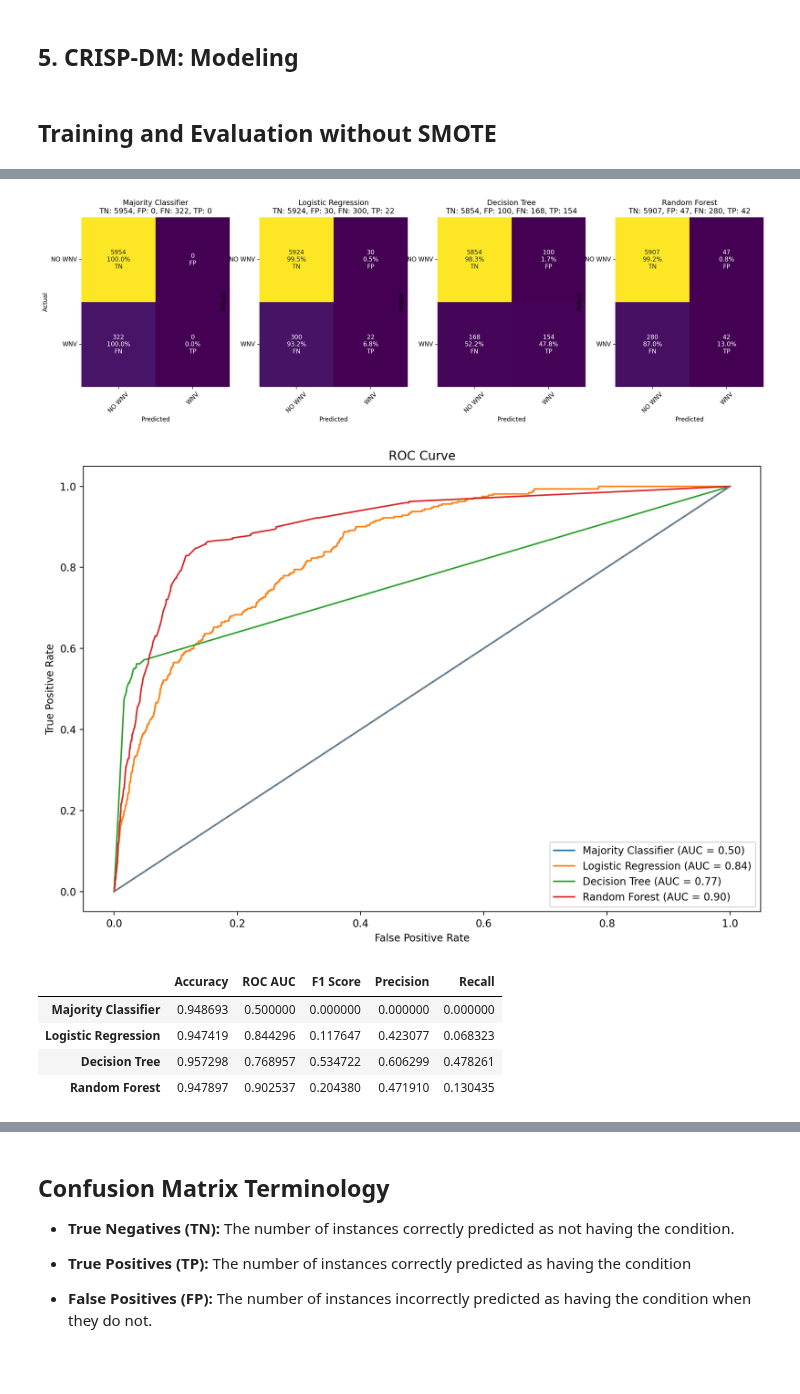
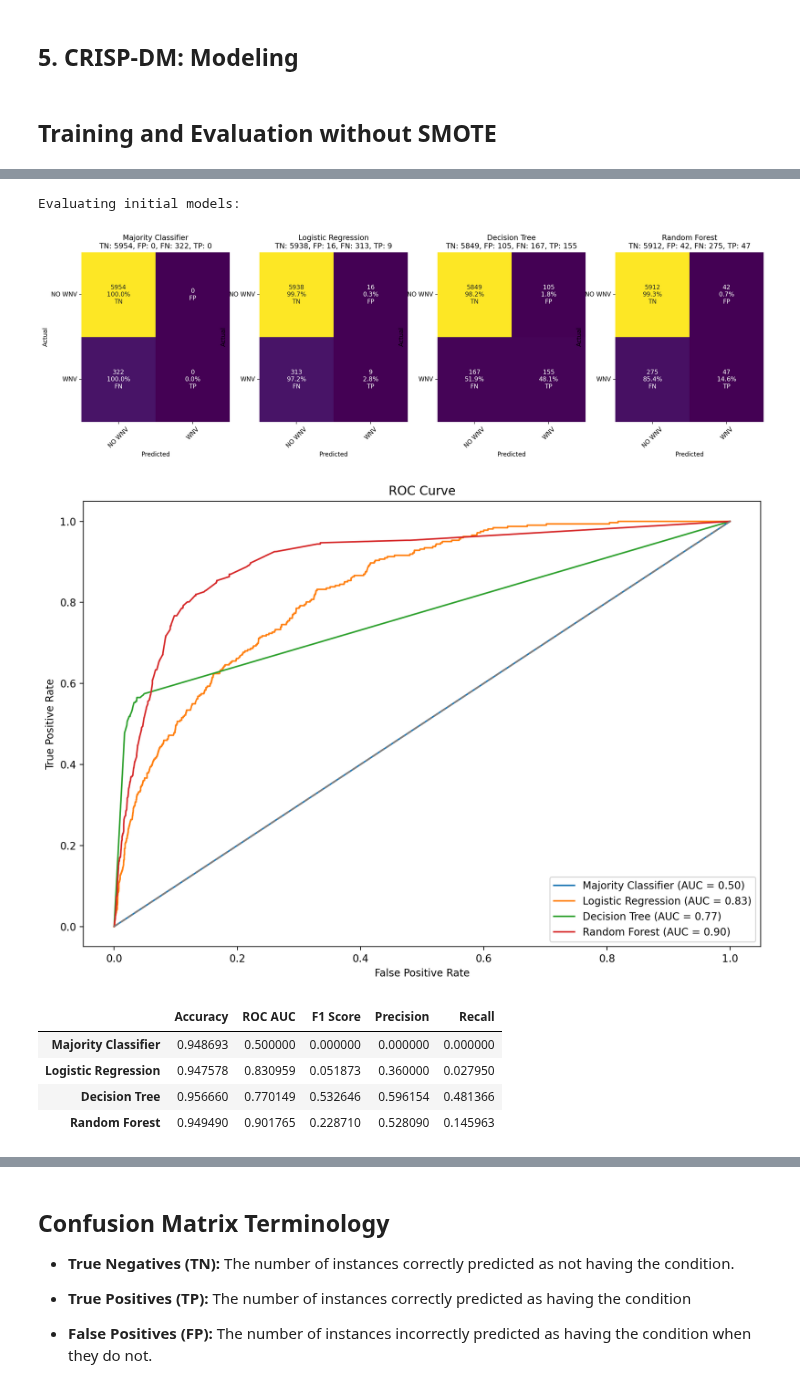
Before and after one commit to NilsLeo/WNV-prediction-model, a Jupyter notebook: notebooks/5_Modeling_AND_6_Evaluation.ipynb, the cells around one changed output, grey strips where cells are left out. Saved outputs shown, nothing was run; the diff lists cells and outputs as text; code cells hidden in the pictures.

```diff
--- a/notebooks/5_Modeling_AND_6_Evaluation.ipynb
+++ b/notebooks/5_Modeling_AND_6_Evaluation.ipynb
@@ -10,15 +10,12 @@ import pandas as pd
 import numpy as np
 import matplotlib.pyplot as plt
 from sklearn.model_selection import train_test_split, GridSearchCV, cross_val_score
-from sklearn.preprocessing import StandardScaler, PolynomialFeatures
 from sklearn.linear_model import LogisticRegression
 from sklearn.tree import DecisionTreeClassifier
-from sklearn.ensemble import RandomForestClassifier, GradientBoostingClassifier, AdaBoostClassifier, ExtraTreesClassifier
-from sklearn.svm import SVC
-from sklearn.naive_bayes import GaussianNB  # Import for Naive Bayes
-from sklearn.dummy import DummyClassifier  # Import for Majority Classifier
+from sklearn.ensemble import RandomForestClassifier
+from sklearn.naive_bayes import GaussianNB
+from sklearn.dummy import DummyClassifier
 from sklearn.metrics import confusion_matrix, roc_auc_score, roc_curve, accuracy_score, recall_score, precision_score, f1_score
-from imblearn.over_sampling import SMOTE
 import joblib
 import os
 from IPython.display import display, Markdown
@@ -28,41 +25,26 @@ import seaborn as sns
 get_ipython().run_line_magic('matplotlib', 'inline')
 get_ipython().run_line_magic('config', "InlineBackend.figure_format = 'retina'  # High resolution figures")
 
-def prepare_data_for_modeling(train, test, use_smote=False):
+def prepare_data_for_modeling(train, test):
     # Data preparation
     X = train.drop(["WnvPresent"], axis=1)
     y = train['WnvPresent']
-    X_encoded = pd.get_dummies(X, drop_first=True)
-    test_encoded = pd.get_dummies(test.drop(['Date', 'Id'], axis=1), drop_first=True)
-    test_encoded = test_encoded.reindex(columns=X_encoded.columns, fill_value=0)
-
-    # Standardize the features
-    scaler = StandardScaler()
-    X_scaled = scaler.fit_transform(X_encoded)
-    test_scaled = scaler.transform(test_encoded)
 
     # Split the dataset into training and testing sets
-    X_train, X_test, y_train, y_test = train_test_split(X_scaled, y, test_size=0.3, random_state=42)
+    X_train, X_test, y_train, y_test = train_test_split(X, y, test_size=0.3, random_state=42)
 
-    # Apply SMOTE if specified
-    if use_smote:
-        smote = SMOTE(random_state=42)
-        X_train, y_train = smote.fit_resample(X_train, y_train)
-
-    return X_train, X_test, y_train, y_test, test_scaled
+    return X_train, X_test, y_train, y_test, test
 
 # Load datasets
 train_cleaned = pd.read_csv('../data/cleaned_train.csv')
 test_cleaned = pd.read_csv('../data/cleaned_test.csv')
 
-
 def prepare_models():
     models = {
-        'Majority Classifier': DummyClassifier(strategy="most_frequent"),  # Add Majority Classifier
+        'Majority Classifier': DummyClassifier(strategy="most_frequent"),
         'Logistic Regression': LogisticRegression(max_iter=1000),
         'Decision Tree': DecisionTreeClassifier(),
         'Random Forest': RandomForestClassifier()
-        # 'Random Forest (estimators=100, depth=10)': RandomForestClassifier(n_estimators=100, max_depth=10),
     }
     return models
 
@@ -143,50 +125,48 @@ def evaluate_models(trained_models, X_test, y_test, plot_cm=True, plot_roc=True)
     return pd.DataFrame(results).T
 
 def hyperparameter_tuning(models, X_train, y_train):
-    # Reduced parameter grid for quicker hyperparameter tuning
+
     param_grid = {
         'Logistic Regression': {
-            'C': [0.1, 1, 10],  # Reduced number of regularization strengths
-            'solver': ['liblinear'],  # Use a single solver to reduce complexity
-            'penalty': ['l2']  # Use a single penalty norm
+            'C': [0.1, 1, 10],
+            'solver': ['liblinear'],
+            'penalty': ['l2']
         },
         'Decision Tree': {
-            'max_depth': [None, 10, 20],  # Reduced number of depths
-            'min_samples_split': [2, 10],  # Reduced number of minimum samples required to split an internal node
-            'min_samples_leaf': [1, 5]  # Reduced number of minimum samples required to be at a leaf node
+            'max_depth': [None, 10, 20],
+            'min_samples_split': [2, 10],
+            'min_samples_leaf': [1, 5]
         },
         'Random Forest': {
-            'n_estimators': [100, 200],  # Reduced number of trees in the forest
-            'max_depth': [None, 10, 20],  # Reduced number of depths
-            'min_samples_split': [2, 10],  # Reduced number of minimum samples required to split an internal node
-            'min_samples_leaf': [1, 5]  # Reduced number of minimum samples required to be at a leaf node
+            'n_estimators': [100, 200],
+            'max_depth': [None, 10, 20],
+            'min_samples_split': [2, 10],
+            'min_samples_leaf': [1, 5]
         }
     }
 
     best_models = {}
     for name, model in models.items():
         if name in param_grid:
-            grid_search = GridSearchCV(model, param_grid=param_grid[name], cv=3, scoring='roc_auc')  # Reduced cv from 5 to 3
+            grid_search = GridSearchCV(model, param_grid=param_grid[name], cv=3, scoring='roc_auc')
             grid_search.fit(X_train, y_train)
             best_models[name] = grid_search.best_estimator_
             print(f"Best parameters for {name}: {grid_search.best_params_}")
 
     return best_models
 
-
 def cross_validate_model(model, X_train, y_train):
     scores = cross_val_score(model, X_train, y_train, cv=5, scoring='roc_auc')
     print(f'Cross-Validation Scores for {model}: {scores}')
     print(f'Mean CV Score: {np.mean(scores):.2f}')
 
-def main_workflow(use_smote=False):
-    smote_status = "with SMOTE" if use_smote else "without SMOTE"
-    display(Markdown(f"## Training and Evaluation {smote_status}"))
+def main_workflow():
+    display(Markdown(f"## Training and Evaluation without SMOTE"))
 
     # Load datasets
     train_cleaned = pd.read_csv('../data/cleaned_train.csv')
     test_cleaned = pd.read_csv('../data/cleaned_test.csv')
-    X_train, X_test, y_train, y_test, test_scaled = prepare_data_for_modeling(train_cleaned, test_cleaned, use_smote=use_smote)
+    X_train, X_test, y_train, y_test, test_encoded = prepare_data_for_modeling(train_cleaned, test_cleaned)
 
     # Prepare and train models
     models = prepare_models()
@@ -216,7 +196,7 @@ def main_workflow(use_smote=False):
     cross_validate_model(best_model, X_train, y_train)
 
     # Create submission CSV using the best model
-    test_predictions = best_model.predict_proba(test_scaled)[:, 1]
+    test_predictions = best_model.predict_proba(test_encoded)[:, 1]
     test_predictions = np.round(test_predictions, 2)
     submission = pd.DataFrame({
         'Id': test_cleaned['Id'],
@@ -225,8 +205,7 @@ def main_workflow(use_smote=False):
     submission.to_csv('submission.csv', index=False)
     print("Submission file created successfully.")
 
-# Run the workflows
-main_workflow(use_smote=False)  # Without SMOTE
-main_workflow(use_smote=True)   # With SMOTE
+# Run the workflow
+main_workflow()
 # %% [output]
 ## Training and Evaluation without SMOTE
@@ -234,7 +219,8 @@ Evaluating initial models:
+Evaluating initial models:
 [figure]
-[figure, old version]
+[figure, new version]
 |  | Accuracy | ROC AUC | F1 Score | Precision | Recall |
 | Majority Classifier | 0.948693 | 0.500000 | 0.000000 | 0.000000 | 0.000000 |
-| Logistic Regression | 0.947419 | 0.844296 | 0.117647 | 0.423077 | 0.068323 |
-| Decision Tree | 0.957298 | 0.768957 | 0.534722 | 0.606299 | 0.478261 |
-| Random Forest | 0.947897 | 0.902537 | 0.204380 | 0.471910 | 0.130435 |
+| Logistic Regression | 0.947578 | 0.830959 | 0.051873 | 0.360000 | 0.027950 |
+| Decision Tree | 0.956660 | 0.770149 | 0.532646 | 0.596154 | 0.481366 |
+| Random Forest | 0.949490 | 0.901765 | 0.228710 | 0.528090 | 0.145963 |
```
Also changed, not shown: parts of 1 cell of this notebook, 1 other file.
